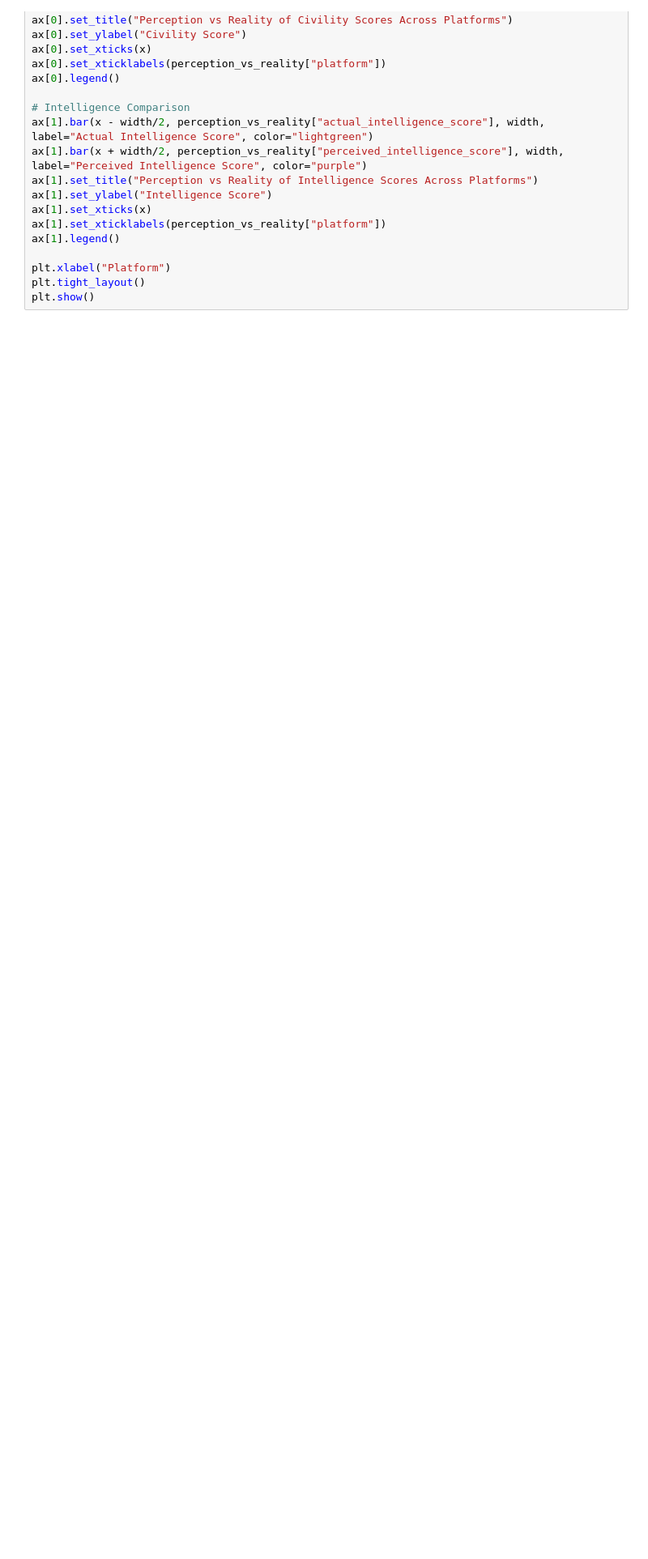
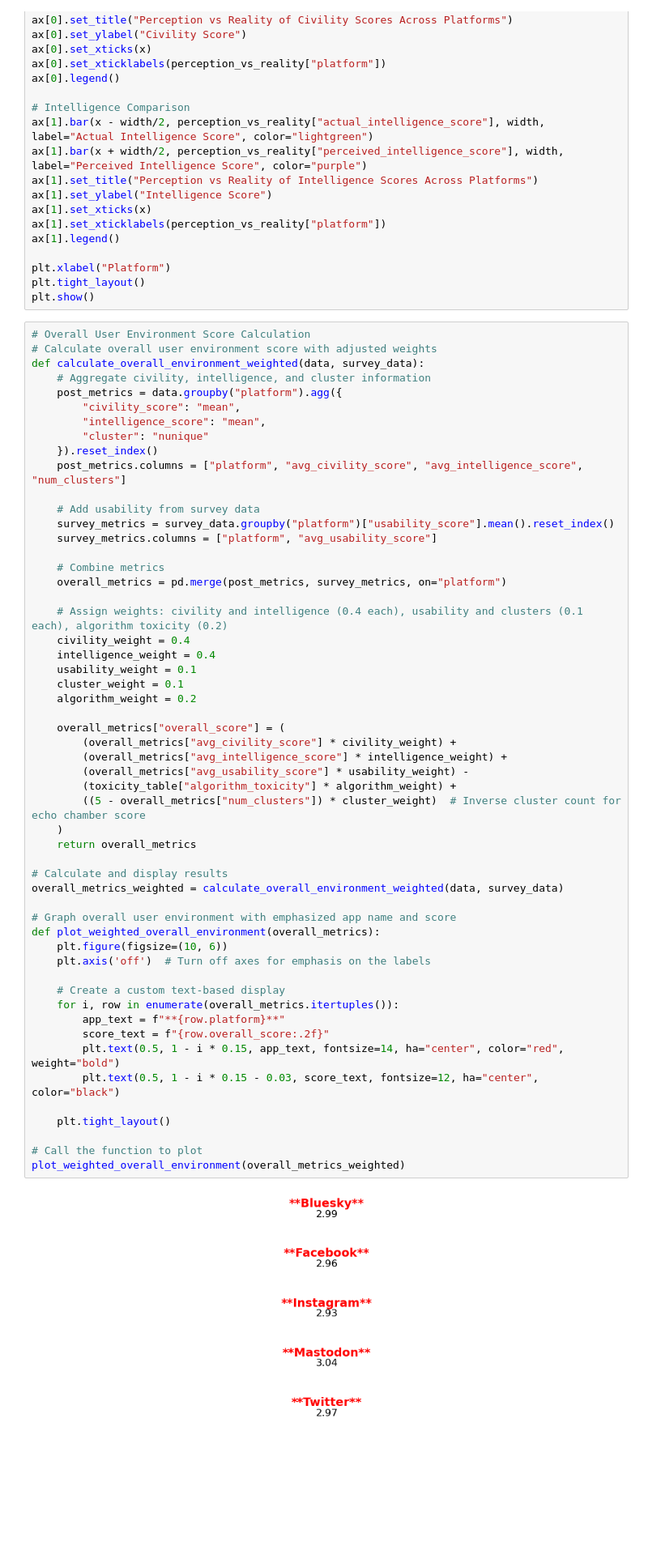
Before and after one commit to OracleBZ/Analysis-of-user-enviroments-of-social-media-apps, a Jupyter notebook: social_media_analysis.ipynb, the cells around one changed output. Shown at 81% size. Saved outputs shown, nothing was run; the diff lists cells and outputs as text; blank space fills up the shorter version.

```diff
--- a/social_media_analysis.ipynb
+++ b/social_media_analysis.ipynb
@@ -709,6 +660,62 @@ ax[1].legend()
 plt.xlabel("Platform")
 plt.tight_layout()
 plt.show()
+# %%
+# Overall User Environment Score Calculation
+# Calculate overall user environment score with adjusted weights
+def calculate_overall_environment_weighted(data, survey_data):
+    # Aggregate civility, intelligence, and cluster information
+    post_metrics = data.groupby("platform").agg({
+        "civility_score": "mean",
+        "intelligence_score": "mean",
+        "cluster": "nunique"
+    }).reset_index()
+    post_metrics.columns = ["platform", "avg_civility_score", "avg_intelligence_score", "num_clusters"]
+
+    # Add usability from survey data
+    survey_metrics = survey_data.groupby("platform")["usability_score"].mean().reset_index()
+    survey_metrics.columns = ["platform", "avg_usability_score"]
+
+    # Combine metrics
+    overall_metrics = pd.merge(post_metrics, survey_metrics, on="platform")
+
+    # Assign weights: civility and intelligence (0.4 each), usability and clusters (0.1 each), algorithm toxicity (0.2)
+    civility_weight = 0.4
+    intelligence_weight = 0.4
+    usability_weight = 0.1
+    cluster_weight = 0.1
+    algorithm_weight = 0.2
+
+    overall_metrics["overall_score"] = (
+        (overall_metrics["avg_civility_score"] * civility_weight) +
+        (overall_metrics["avg_intelligence_score"] * intelligence_weight) +
+        (overall_metrics["avg_usability_score"] * usability_weight) -
+        (toxicity_table["algorithm_toxicity"] * algorithm_weight) +
+        ((5 - overall_metrics["num_clusters"]) * cluster_weight)  # Inverse cluster count for echo chamber score
+    )
+    return overall_metrics
+
+# Calculate and display results
+overall_metrics_weighted = calculate_overall_environment_weighted(data, survey_data)
+
+# Graph overall user environment with emphasized app name and score
+def plot_weighted_overall_environment(overall_metrics):
+    plt.figure(figsize=(10, 6))
+    plt.axis('off')  # Turn off axes for emphasis on the labels
+
+    # Create a custom text-based display
+    for i, row in enumerate(overall_metrics.itertuples()):
+        app_text = f"**{row.platform}**"
+        score_text = f"{row.overall_score:.2f}"
+        plt.text(0.5, 1 - i * 0.15, app_text, fontsize=14, ha="center", color="red", weight="bold")
+        plt.text(0.5, 1 - i * 0.15 - 0.03, score_text, fontsize=12, ha="center", color="black")
+
+    plt.tight_layout()
+
+# Call the function to plot
+plot_weighted_overall_environment(overall_metrics_weighted)
+# %% [output]
+[figure, added]
 # %%
 # Section 9: Machine Learning: Relationships and Analysis
 # %%
```
Also changed, not shown: parts of 24 cells of this notebook.
